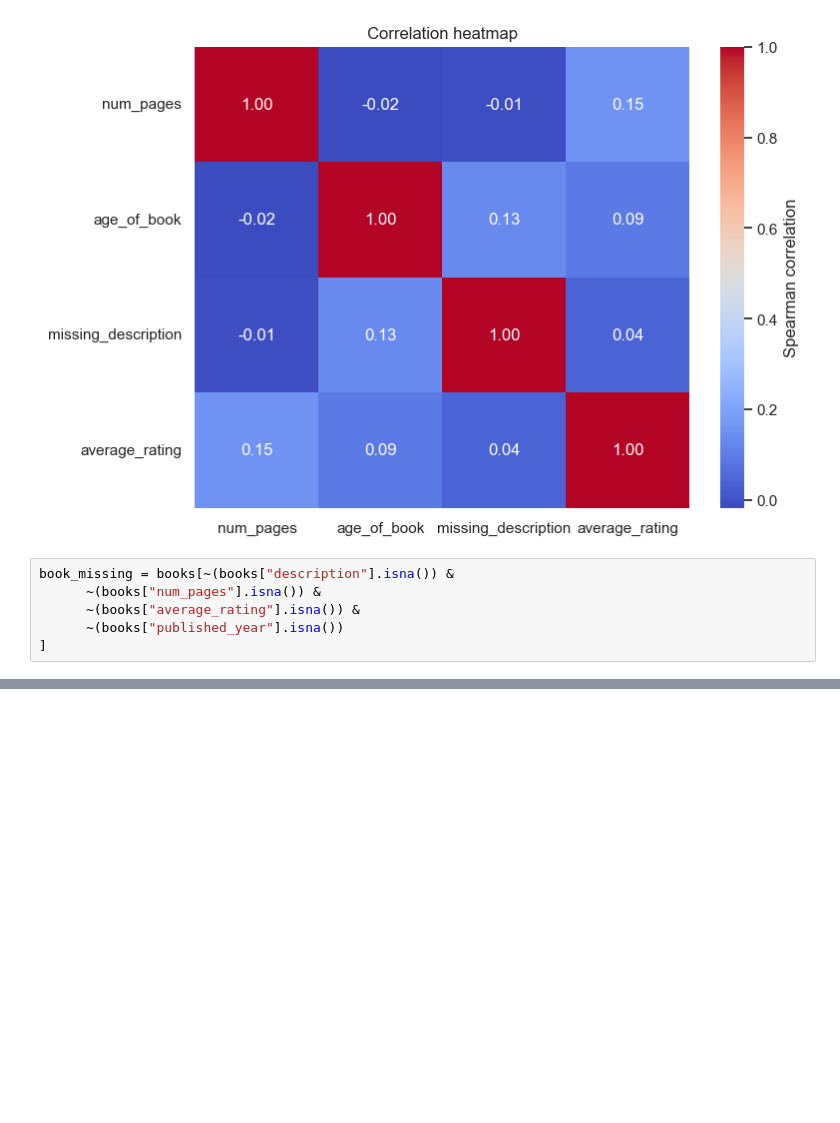
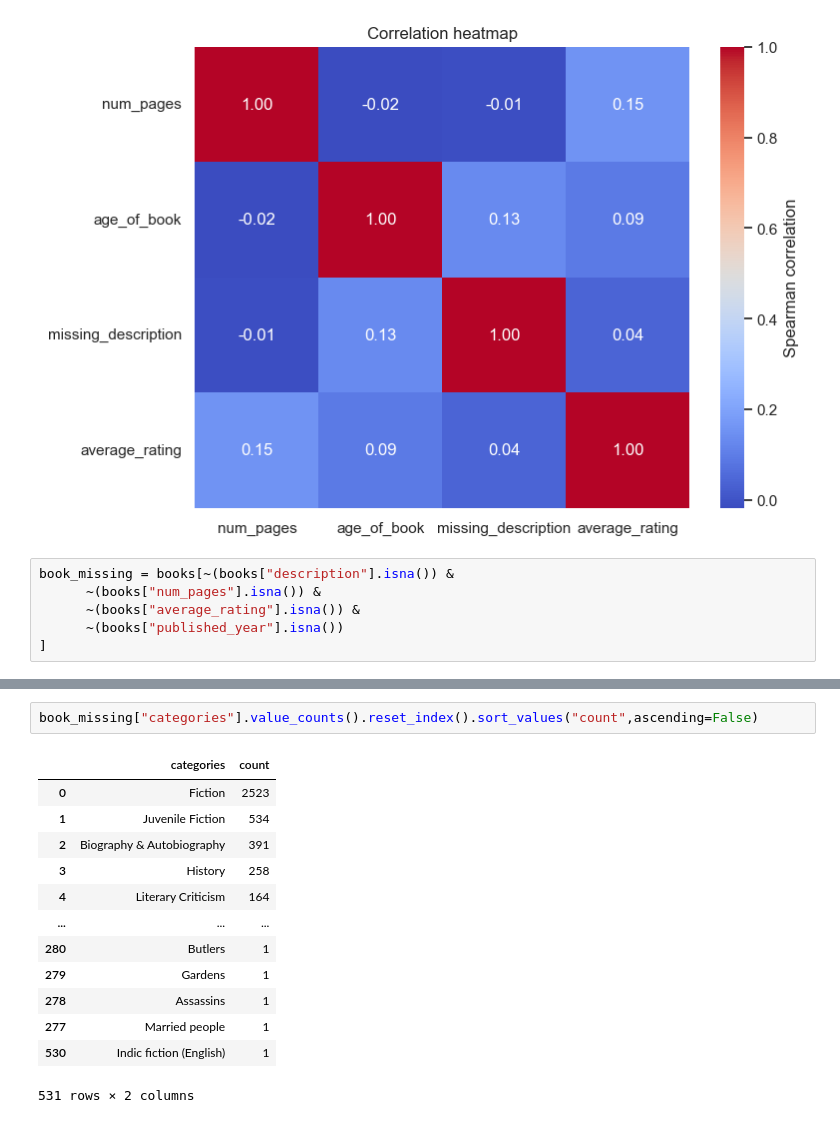
Before and after one commit to EmonKarmaker/Book_reccomender, a Jupyter notebook: data-exploration.ipynb, the cells around one changed output, grey strips where cells are left out. Cells and saved outputs as stored; diff of their text form; blank space fills up the shorter version.

```diff
--- a/data-exploration.ipynb
+++ b/data-exploration.ipynb
@@ -81,0 +91,16 @@ book_missing = books[~(books["description"].isna()) &
+# %%
+book_missing["categories"].value_counts().reset_index().sort_values("count",ascending=False)
+# %% [output]
+|  | categories | count |
+| 0 | Fiction | 2523 |
+| 1 | Juvenile Fiction | 534 |
+| 2 | Biography & Autobiography | 391 |
+| 3 | History | 258 |
+| 4 | Literary Criticism | 164 |
+| ... | ... | ... |
+| 280 | Butlers | 1 |
+| 279 | Gardens | 1 |
+| 278 | Assassins | 1 |
+| 277 | Married people | 1 |
+| 530 | Indic fiction (English) | 1 |
+531 rows × 2 columns
```
Also changed, not shown: parts of 7 cells of this notebook.
